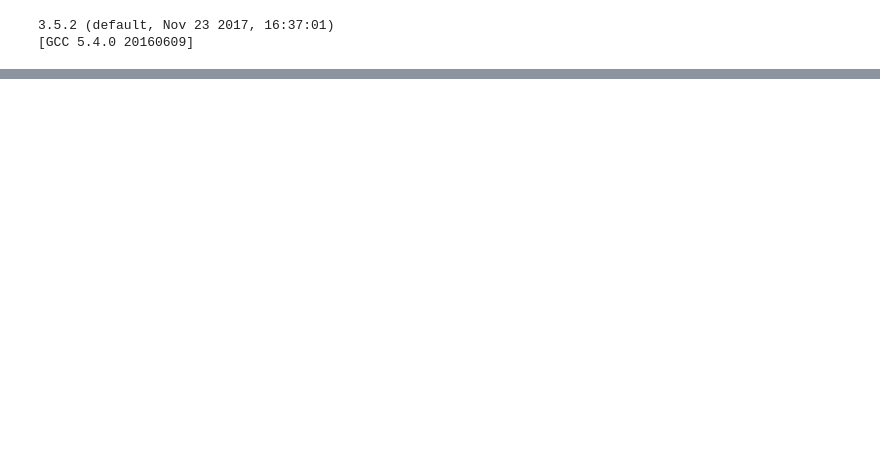
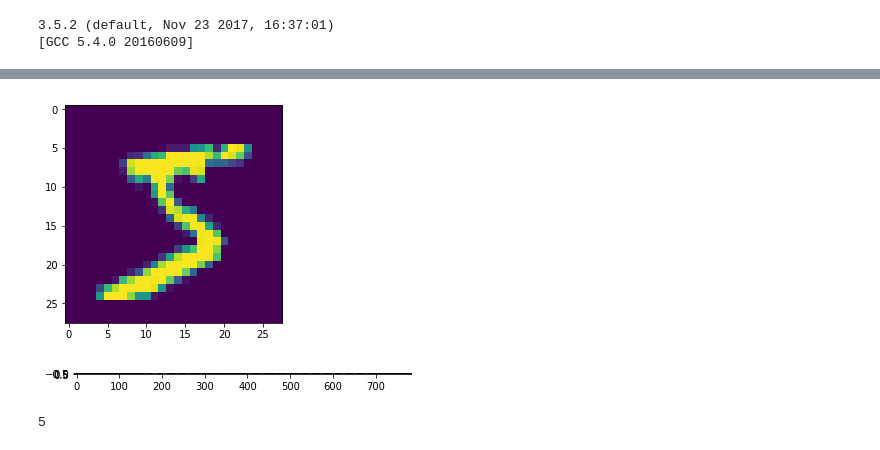
Before and after one commit to adamek727/deep_learning, a Jupyter notebook: experiment.ipynb, the cells around one changed output, grey strips where cells are left out. Drawn from its saved outputs; the diff is of its cells as text; code cells hidden in the pictures; blank space fills up the shorter version.

```diff
--- a/experiment.ipynb
+++ b/experiment.ipynb
@@ -268,0 +324,15 @@ plotConfusionMatrix(conf_matrix[:,:])
+# %%
+import matplotlib.pyplot as plt
+index = 0
+
+plt.imshow(train_x[index,:].reshape(28,28))
+plt.show()
+
+plt.imshow(train_x[index,:].reshape(1, 28*28))
+plt.show()
+
+print(train_y[index])
+# %% [output]
+[figure, added]
+[figure, added]
+5
```
Also changed, not shown: parts of 9 cells of this notebook, 2 other files.
